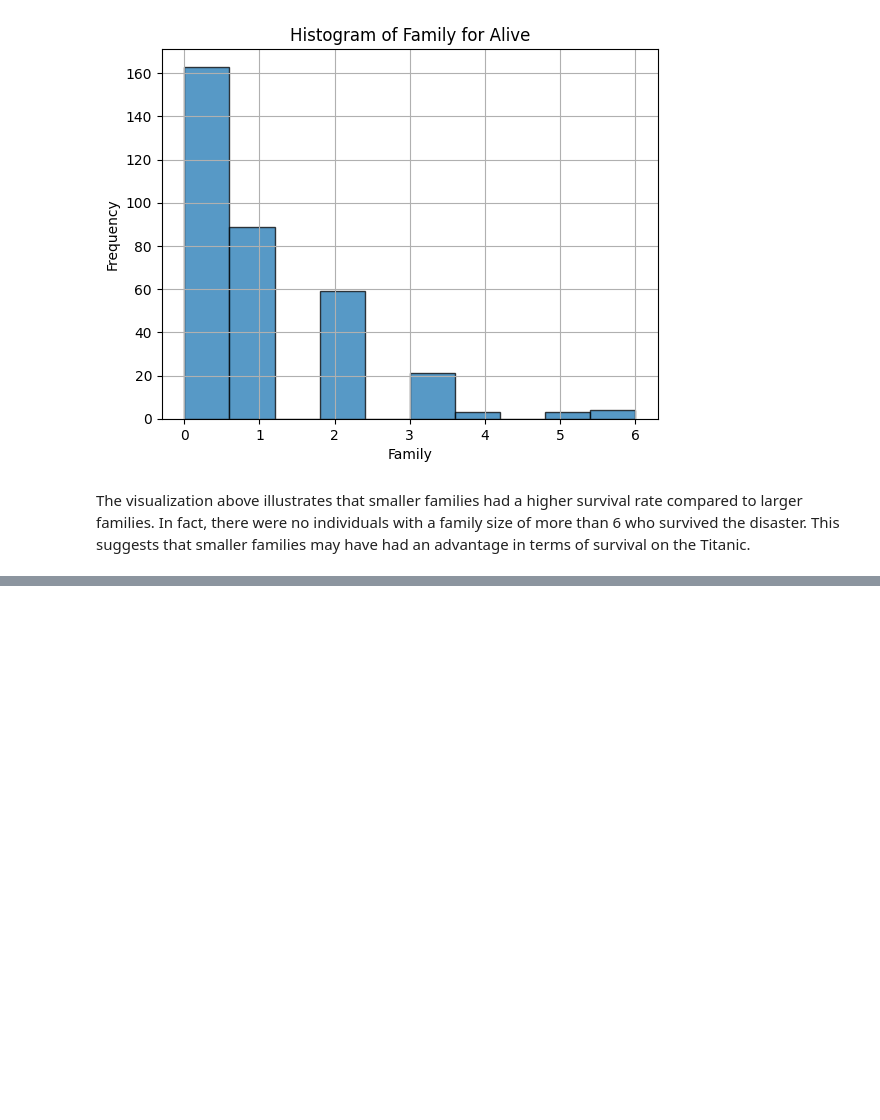
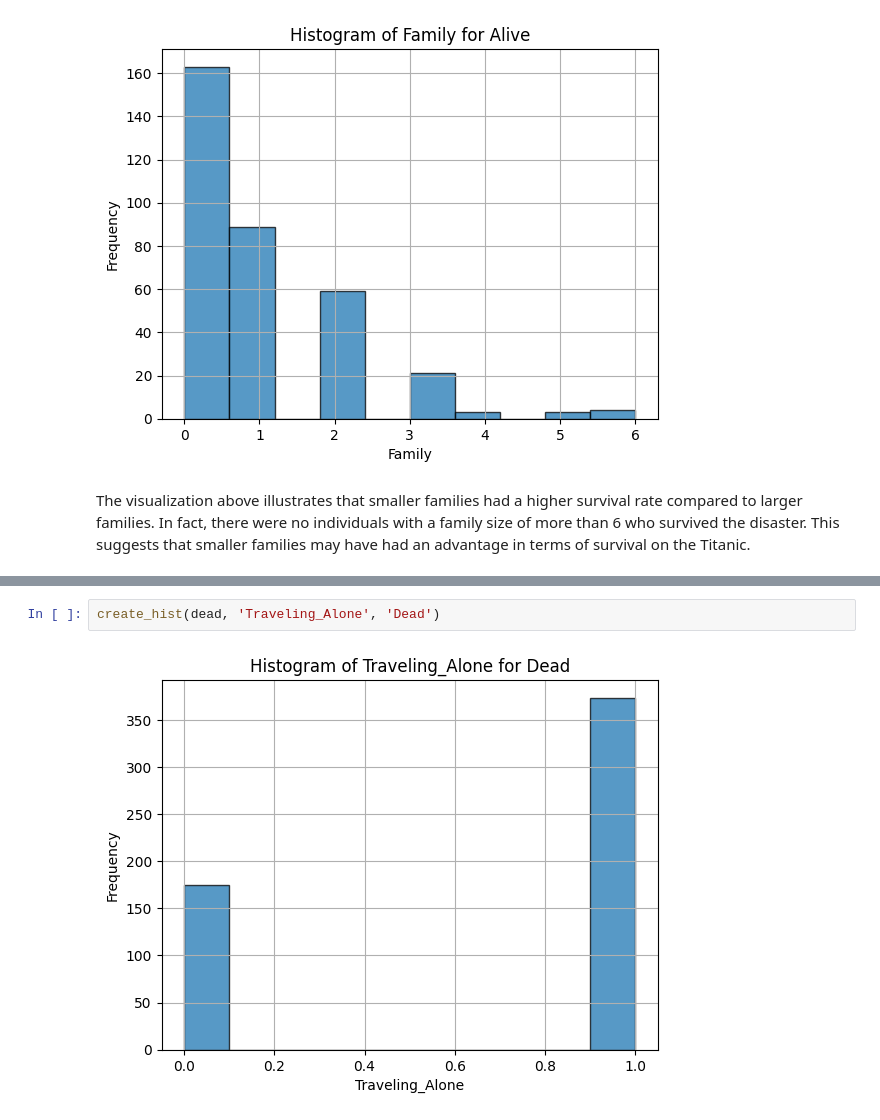
Before and after one commit to SeanMarcusJensen/Exam_DataScience, a Jupyter notebook: Notebook.ipynb, the cells around one changed output, grey strips where cells are left out. Drawn from its saved outputs; the diff is of its cells as text; blank space fills up the shorter version.

```diff
--- a/Notebook.ipynb
+++ b/Notebook.ipynb
@@ -297,0 +302,4 @@ The visualization above illustrates that smaller families had a higher survival
+# %%
+create_hist(dead, 'Traveling_Alone', 'Dead')
+# %% [output]
+[figure, added]
```
Also changed, not shown: parts of 6 cells of this notebook.
